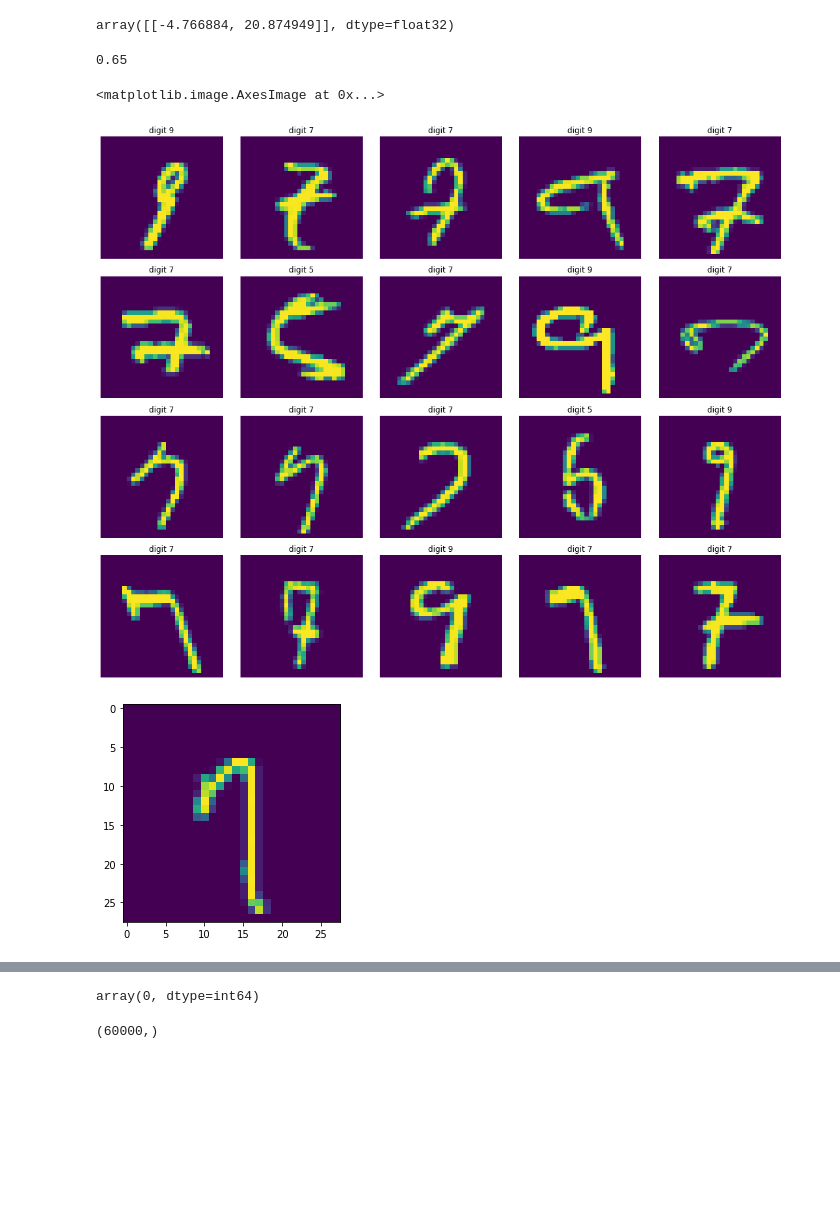
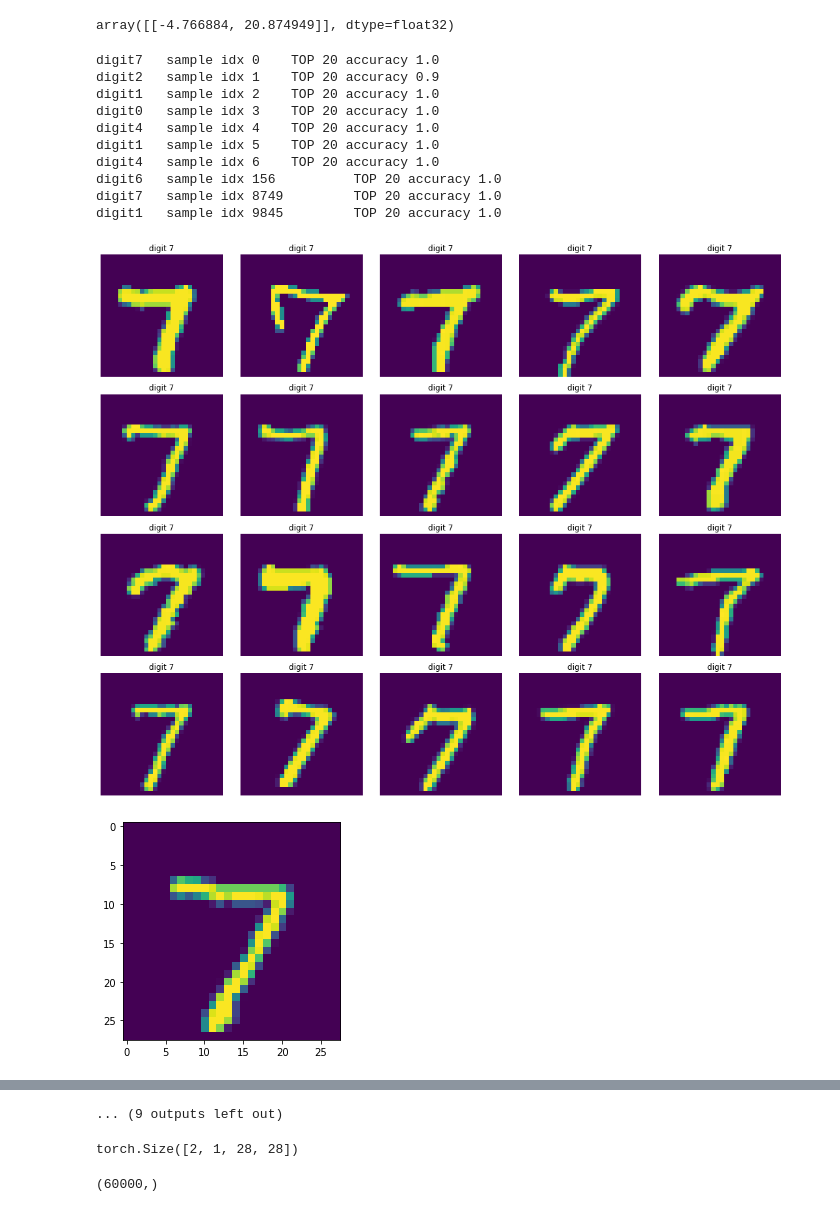
Before and after one commit to Xianbo-X/ProjectComputerVisionAnd3DImageProcessing, a Jupyter notebook: ReIDProj/Re_ID_from_model.ipynb, the cells around one changed output, grey strips where cells are left out. Saved outputs shown, nothing was run; the diff lists cells and outputs as text; code cells hidden in the pictures; blank space fills up the shorter version.

Commit message:
Finish visualizer class of embedding space

```diff
--- a/ReIDProj/Re_ID_from_model.ipynb
+++ b/ReIDProj/Re_ID_from_model.ipynb
@@ -113,0 +161,9 @@ ax.legend()
+# %%
+samples=None
+samples=get_n_samples(20,0)
+# %%
+for key,data in samples.items():
+    fig=plt.figure()
+    ax=np.array(fig.subplots(4,5)).ravel()
+    for i in range(len(data)):
+        ax[i].imshow(train_data.data[data[i]])
@@ -146,8 +213,7 @@ class QueryReID():
         batch query
         """
         feature=self.get_query_feature(data)
-        score=self.distance(feature,feature_gallery_df[["x","y"]].to_numpy())
-        score =np.linalg.norm((feature_temp-mnist_query.gallery[["x","y"]].to_numpy()[:,None]),axis=-1).T
+        score =np.linalg.norm((feature-self.gallery[["x","y"]].to_numpy()[:,None]),axis=-1).T
         return np.argsort(score,axis=1)[:,:k]
 
     def get_query_feature(self,data):
@@ -165,28 +231,37 @@ mnist_query.get_query_feature(test_data.data[0].reshape(-1,1,28,28).float()/255)
 # %% [output]
 array([[-4.766884, 20.874949]], dtype=float32)
 # %%
-idx=np.random.randint(10000)
+idx=[0,1,2,3,4,5,6,156,8749,9845]
 query_data=test_data.data[idx].reshape(-1,1,28,28).float()/255
 query_target=test_data.targets[idx].numpy()
 quer_feature=mnist_query.get_query_feature(query_data)
 top20=mnist_query.query(query_data,20)
-data,targets=mnist_query.get_gallery_data(top20)
-print(np.sum(targets==query_target)/len(targets))
-rows=4
-cols=5
-factor=3
-fig=plt.figure(figsize=(cols*factor,rows*factor))
-axes=np.array(fig.subplots(rows,cols)).ravel()
-for i in range(len(data)):
-    axes[i].imshow(data[i])
-    axes[i].set_title("digit {}".format(targets[i]))
-    axes[i].axis("off")
-fig.tight_layout()
-fig2=plt.figure("query image")
-ax=fig2.subplots(1,1)
-ax.imshow(query_data.squeeze())
+for i in range(top20.shape[0]):
+    data,targets=mnist_query.get_gallery_data(top20[i,:])
+    print("digit{} \t sample idx {} \t TOP 20 accuracy {}".format(query_target[i],idx[i],np.sum(targets==query_target[i])/len(targets)))
+    rows=4
+    cols=5
+    factor=3
+    fig=plt.figure(figsize=(cols*factor,rows*factor))
+    axes=np.array(fig.subplots(rows,cols)).ravel()
+    for j in range(len(data)):
+        axes[j].imshow(data[j])
+        axes[j].set_title("digit {}".format(targets[j]))
+        axes[j].axis("off")
+    fig.tight_layout()
+    fig2=plt.figure("query image{}".format(i))
+    ax=fig2.subplots(1,1)
+    ax.imshow(query_data[i].squeeze())
 # %% [output]
-0.65
+digit7   sample idx 0    TOP 20 accuracy 1.0
+digit2   sample idx 1    TOP 20 accuracy 0.9
+digit1   sample idx 2    TOP 20 accuracy 1.0
+digit0   sample idx 3    TOP 20 accuracy 1.0
+digit4   sample idx 4    TOP 20 accuracy 1.0
+digit1   sample idx 5    TOP 20 accuracy 1.0
+digit4   sample idx 6    TOP 20 accuracy 1.0
+digit6   sample idx 156          TOP 20 accuracy 1.0
+digit7   sample idx 8749         TOP 20 accuracy 1.0
+digit1   sample idx 9845         TOP 20 accuracy 1.0
-<matplotlib.image.AxesImage at 0x...>
-[figure, old version]
+[figure, new version]
-[figure, old version]
+[figure, new version]
@@ -193,7 +277,8 @@ ax.imshow(query_data.squeeze())
+... (9 outputs left out)
-# %%
-query_target
-# %% [output]
-array(0, dtype=int64)
+# %%
+query_data.shape
+# %% [output]
+torch.Size([2, 1, 28, 28])
 # %%
 feature_temp=model.feature_extraction(train_data.data[:10].float().reshape(-1,1,28,28)/255).detach().numpy()
 # %%
```
Also changed, not shown: parts of 6 cells of this notebook.
